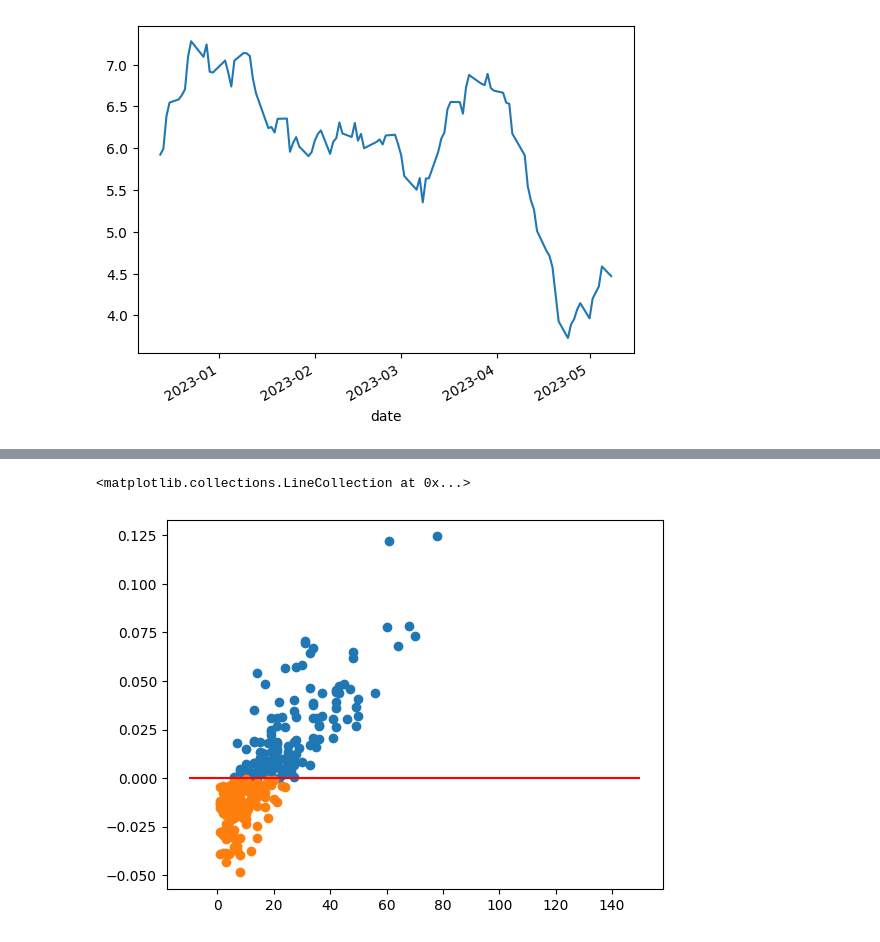
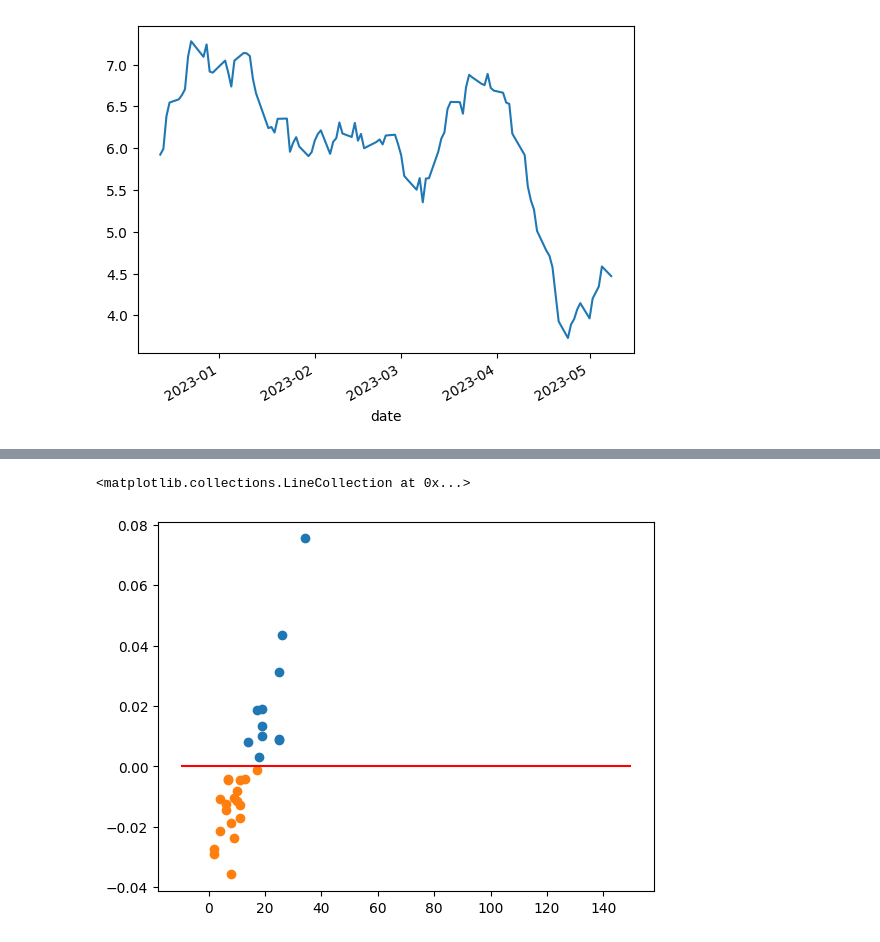
Before and after one commit to ag3nt3154/simple_backtester, a Jupyter notebook: testing.ipynb, the cells around one changed output, grey strips where cells are left out. Saved outputs shown, nothing was run; the diff lists cells and outputs as text; code cells hidden in the pictures.

```diff
--- a/testing.ipynb
+++ b/testing.ipynb
@@ -189,7 +300,7 @@ bt.trade_record.loss_records['time_in_trade'].hist(bins=20)
 # %%
-plt.scatter(bt.trade_record.win_records['time_in_trade'], bt.trade_record.win_records['returns'])
-plt.scatter(bt.trade_record.loss_records['time_in_trade'], bt.trade_record.loss_records['returns'])
+plt.scatter(tl.win_records['time_in_trade'], tl.win_records['returns'])
+plt.scatter(tl.loss_records['time_in_trade'], tl.loss_records['returns'])
 plt.hlines(0, -10, 150, color='red')
 # %% [output]
 <matplotlib.collections.LineCollection at 0x...>
-[figure, old version]
+[figure, new version]
```
Also changed, not shown: parts of 11 cells of this notebook, 2 other files.
